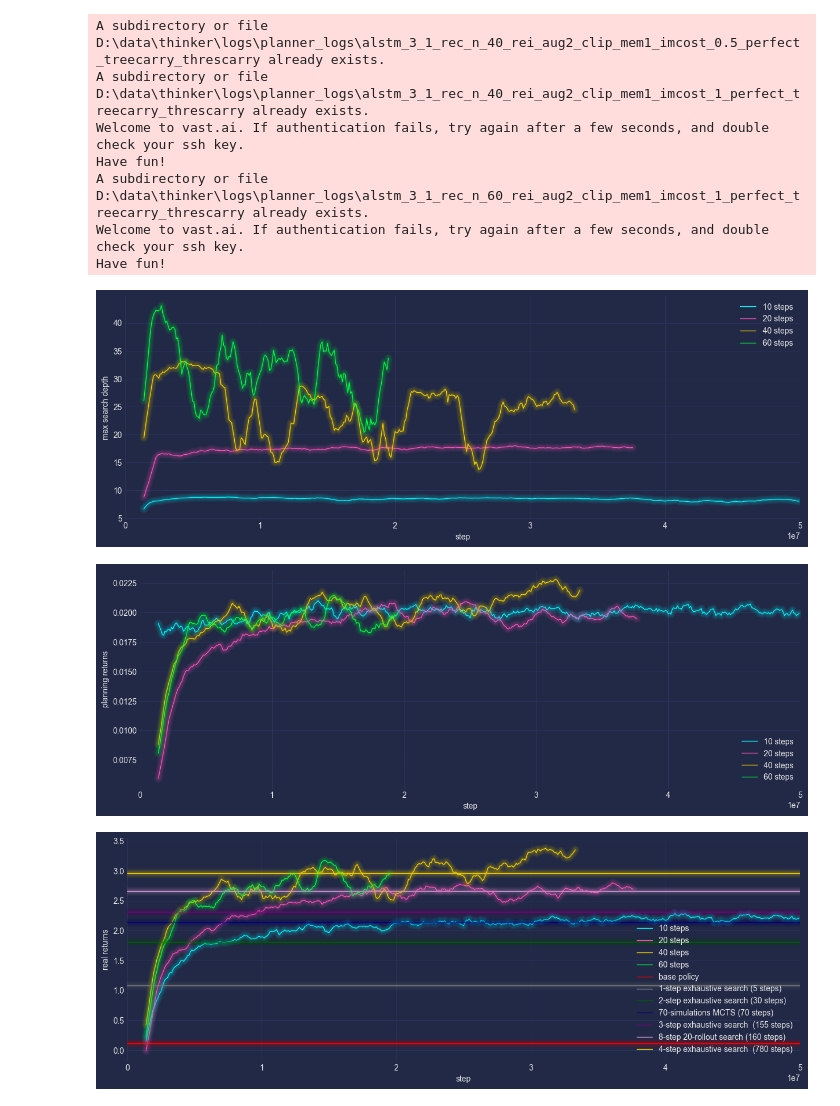
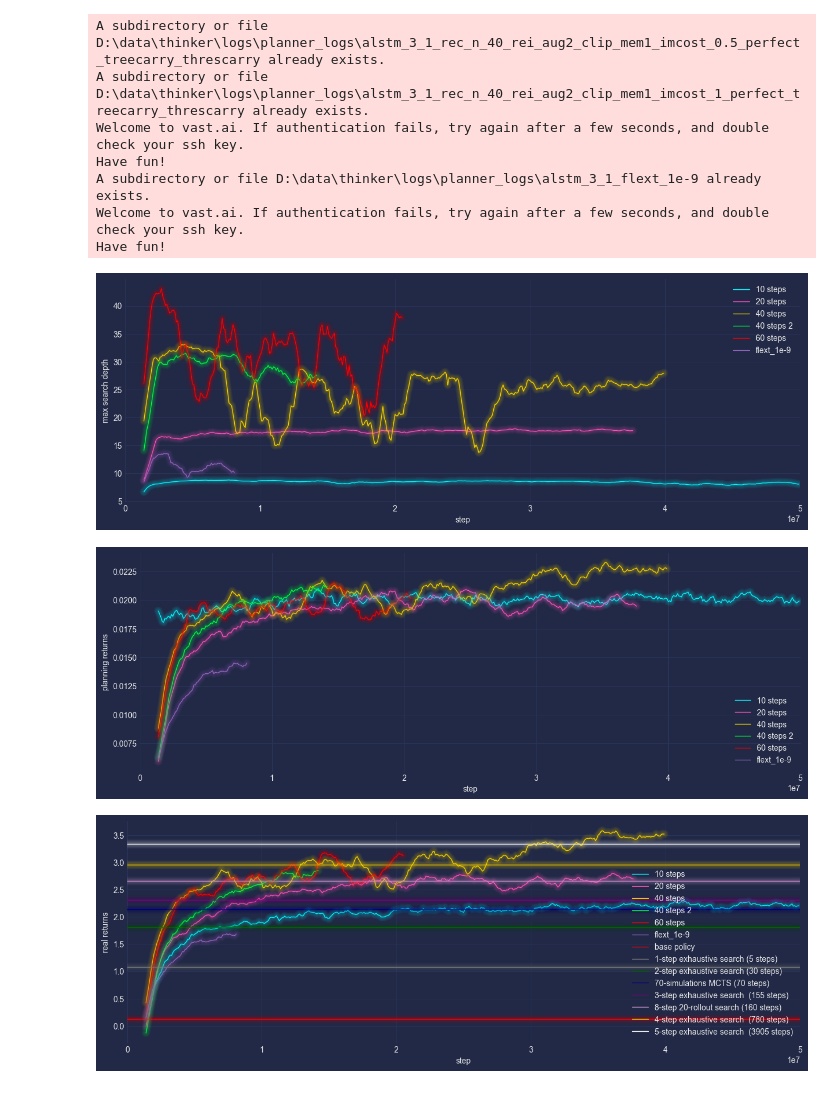
Before and after one commit to tuphs28/thinker_private_planning, a Jupyter notebook: plot.ipynb, the cells around one changed output. Saved outputs shown, nothing was run; the diff lists cells and outputs as text; code cells hidden in the pictures.

```diff
--- a/plot.ipynb
+++ b/plot.ipynb
@@ -7,11 +7,11 @@ import numpy as np
 def read_csv(dir, run, d=1):
     filename = os.path.join(dir, run, "logs.csv")
     stats = {
-        "steps": [],
+        "step": [],
         "eps_ret": [],
         "eps_n": [],
      }
-    entries = ["total_norm", "total_loss", "max_rollout_depth", "rmean_im_episode_return"]
+    entries = ["real_step", "total_norm", "total_loss", "max_rollout_depth", "rmean_im_episode_return"]
     inds = {}
     with open(filename, 'r') as file:
         csvreader = csv.reader((line.replace('\0','') for line in file))
@@ -24,7 +24,7 @@ def read_csv(dir, run, d=1):
                         stats[entry] = []
                 continue
             if len(row) > 0 and int(row[-1]) > 100:
-                stats["steps"].append(int(row[2])/d)
+                stats["step"].append(int(row[2])/d)
                 stats["eps_ret"].append(float(row[-2]))
                 stats["eps_n"].append(row[-1])
                 for entry in entries:
@@ -40,7 +40,8 @@ def read_csv(dir, run, d=1):
 def simplify(stats, gap=100000):
     ind = 0
     new_stats = {k:[] for k in stats.keys()}
-    for n, step in enumerate(stats["steps"]):
+    r_step = stats["real_step"] if "real_step" in stats.keys() else stats["step"]
+    for n, step in enumerate(r_step):
         if step > ind:
             for k in stats.keys():
                 new_stats[k].append(stats[k][n])
@@ -62,7 +63,7 @@ def plot(all_stats, y="eps_ret", plot_dict=None, baseline=0, mv_avg=20, xlim=int
     f, ax = plt.subplots(1, 1, figsize=figsize)
     n = 0
     for run, label in plot_dict.items():
-        xs = all_stats[run]["steps"]
+        xs = all_stats[run]["real_step"] if "real_step" in all_stats[run] else all_stats[run]["step"]
         if y not in all_stats[run]: continue
         ys = all_stats[run][y]
         bound = np.nonzero(np.array(xs) > xlim)[0]
@@ -98,7 +99,7 @@ def plot(all_stats, y="eps_ret", plot_dict=None, baseline=0, mv_avg=20, xlim=int
         plt.axhline(y=2.31, color='purple', label="3-step exhaustive search  (155 steps)", linewidth=1)
         plt.axhline(y=2.66, color='plum', label="8-step 20-rollout search (160 steps)", linewidth=1)
         plt.axhline(y=2.96, color='gold', label="4-step exhaustive search  (780 steps)", linewidth=1)
-        #plt.axhline(y=2.96, color='c', label="4-step exhaustive search  (780 steps)", linewidth=1)
+        plt.axhline(y=3.34, color='white', label="5-step exhaustive search  (3905 steps)", linewidth=1)
     #plt.tight_layout()
     plt.legend()
     if style == "cyberpunk":
@@ -112,7 +113,7 @@ def download(dir, refresh=True, load=True):
     latest_runs = {#"uk": "alstm_3_1_rec_n_10_rei_aug2_clip_mem1_imcost_1_perfect_threscarry",
                    "cam": "alstm_3_1_rec_n_40_rei_aug2_clip_mem1_imcost_0.5_perfect_treecarry_threscarry",
                    "v1": "alstm_3_1_rec_n_40_rei_aug2_clip_mem1_imcost_1_perfect_treecarry_threscarry",
-                   "v4": "alstm_3_1_rec_n_60_rei_aug2_clip_mem1_imcost_1_perfect_treecarry_threscarry",
+                   "v4": "alstm_3_1_flext_1e-9",
                   }
     if refresh:
         for server, lr in latest_runs.items():
@@ -132,7 +133,7 @@ def load_dir(dir):
     mv_avg = 20
     for run in runs:
         if "past" == run: continue
-        if "rei" in run:
+        if "rei" in run and "flex" not in run:
             st = run.find("rec_n_")
             d = int(run[st+6:run.find("_", st+6)])
         else:
@@ -147,7 +148,7 @@ def load_dir(dir):
 #dir = "/media/sc/datadisk/data/thinker/logs/planner_logs"
 dir = "D:\\data\\thinker\\logs\\planner_logs"
 all_stats = download(dir)
-#all_stats = download(False, load=True)
+#all_stats = download(dir, False, load=True)
 #style = None
 style = "cyberpunk"
 figsize = (15, 5)
@@ -166,37 +167,39 @@ plot_dict = {
    #"alstm_3_1_rec_n_10_rei_aug2_clip_mem1_imcost_1_perfect_treecarry_threscarry": "imcost_1 tree_carry off_policy_RR_carry",
    #"alstm_3_1_rec_n_10_rei_aug2_clip_mem1_imcost_1_perfect_threscarry" : "off-policy RR carry",
    #"alstm_3_1_rec_n_10_rei_aug2_clip_mem1_imcost_1_perfect_treecarry_threscarry_resetm_3": "imcost_1 resetm_3 ttcarry",
    #"alstm_3_1_rec_n_10_rei_aug2_clip_mem2.5_imcost_1_perfect_treecarry_threscarry": "imcost_1 mem_2.5 ttcarry",
    #"alstm_3_1_rec_n_10_rei_aug2_clip_mem2_imcost_1_perfect_treecarry_threscarry_nograd": "nograd ttcarry",
    #"alstm_3_1_rec_n_10_rei_aug2_clip_mem1_imcost_1_perfect_treecarry_threscarry_rewardcarry": "ttrcarry",
    #"alstm_3_1_rec_n_10_rei_aug2_clip_mem1_imcost_2_perfect_treecarry_threscarry": "imcost_2 ttcarry",
    #"alstm_3_1_rec_n_10_rei_aug2_clip_mem1_imcost_1_perfect_tree_vb_-0.5": "vb -0.5",
    #"alstm_3_1_rec_n_10_rei_aug2_clip_mem1_imcost_1_perfect_tree_vb_+0.5": "vb +0.5",
    #"alstm_3_1_rec_n_10_rei_aug2_clip_mem1_imcost_1_perfect_treecarry_threscarry_tree_vb_-0.5": "ttcarry vb-0.5",
    #"alstm_3_1_rec_n_10_rei_aug2_clip_mem1_imcost_1_perfect_treecarry_threscarry_tree_vb_+0.5": "ttcarry vb+0.5",
    #"alstm_3_1_rec_n_20_rei_aug2_clip_mem1_imcost_0.25_perfect": "imcost_0.25 (20 steps)",
    #"alstm_3_1_rec_n_20_rei_aug2_clip_mem1_imcost_0.5_perfect": "imcost_0.5 (20 steps)",
    "alstm_3_1_rec_n_10_rei_aug2_clip_mem1_imcost_1_perfect_treecarry_threscarry": "10 steps",
    "alstm_3_1_rec_n_20_rei_aug2_clip_mem1_imcost_1_perfect_treecarry_threscarry": "20 steps",
    "alstm_3_1_rec_n_40_rei_aug2_clip_mem1_imcost_1_perfect_treecarry_threscarry": "40 steps",
+   "alstm_3_1_rec_n_40_rei_aug2_clip_mem1_imcost_0.5_perfect_treecarry_threscarry" : "40 steps 2",
    "alstm_3_1_rec_n_60_rei_aug2_clip_mem1_imcost_1_perfect_treecarry_threscarry": "60 steps",
    #"alstm_3_1_rec_n_20_rei_aug2_clip_mem1_imcost_0_perfect": "19 steps im_cost 0",
+   "alstm_3_1_flext_1e-9": "flext_1e-9",
 }
 
 plot(all_stats, "max_rollout_depth", plot_dict, baseline=0, mv_avg=15, xlim=int(5e7), style=style, figsize=figsize)
 plot(all_stats, "rmean_im_episode_return", plot_dict, baseline=0, mv_avg=15, xlim=int(5e7), style=style, figsize=figsize)
 plot(all_stats, "eps_ret", plot_dict, mv_avg=15, baseline=2, xlim=int(5e7), style=style, figsize=figsize)
 # %% [output]
 A subdirectory or file D:\data\thinker\logs\planner_logs\alstm_3_1_rec_n_40_rei_aug2_clip_mem1_imcost_0.5_perfect_treecarry_threscarry already exists.
 A subdirectory or file D:\data\thinker\logs\planner_logs\alstm_3_1_rec_n_40_rei_aug2_clip_mem1_imcost_1_perfect_treecarry_threscarry already exists.
 Welcome to vast.ai. If authentication fails, try again after a few seconds, and double check your ssh key.
 Have fun!
-A subdirectory or file D:\data\thinker\logs\planner_logs\alstm_3_1_rec_n_60_rei_aug2_clip_mem1_imcost_1_perfect_treecarry_threscarry already exists.
+A subdirectory or file D:\data\thinker\logs\planner_logs\alstm_3_1_flext_1e-9 already exists.
 Welcome to vast.ai. If authentication fails, try again after a few seconds, and double check your ssh key.
 Have fun!
-[figure, old version]
+[figure, new version]
-[figure, old version]
+[figure, new version]
-[figure, old version]
+[figure, new version]
 # %%
 plot_dict = {"lstm_3_1_rec_n_5_w": "Backprop",
              "lstm_3_1_rec_n_5_gbste": "GB-STE",
```
Also changed, not shown: 2 other files.
